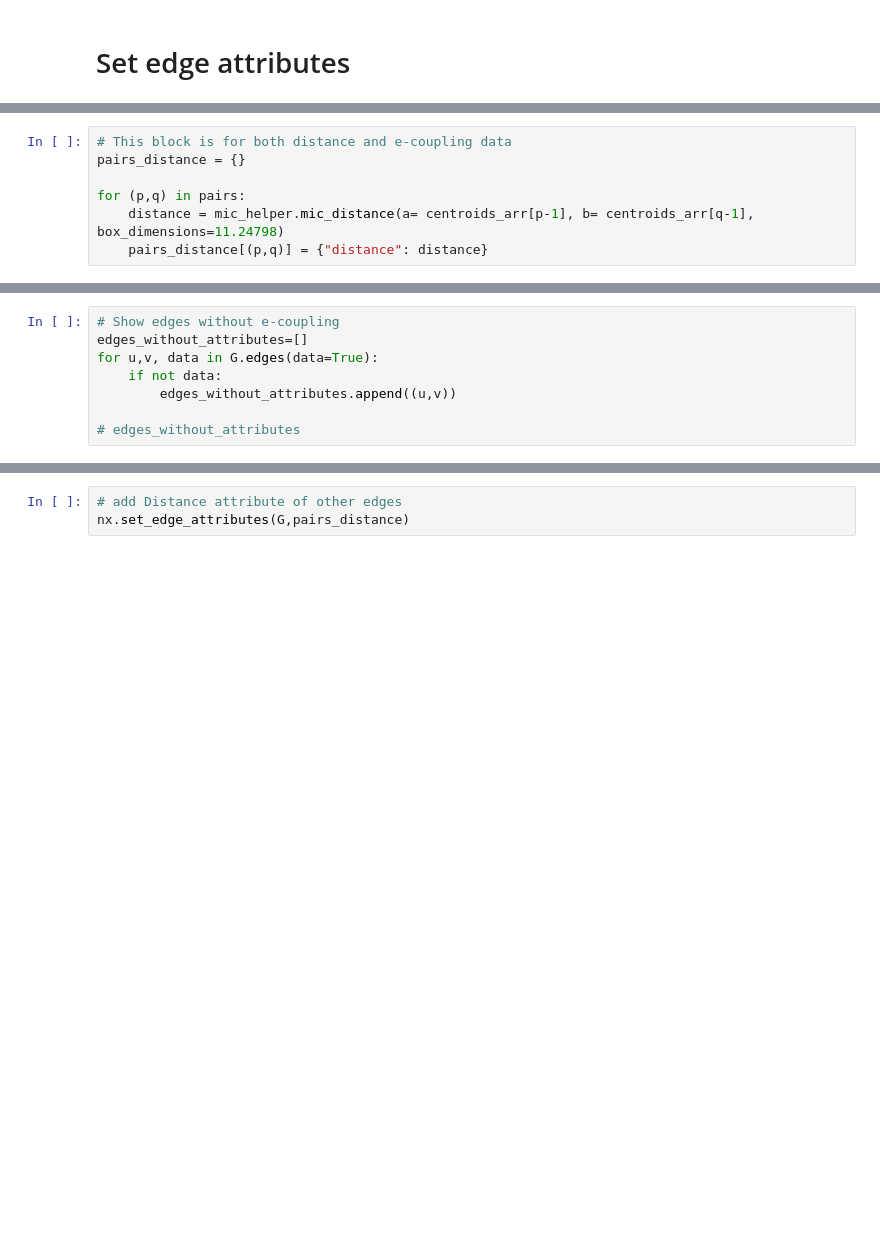
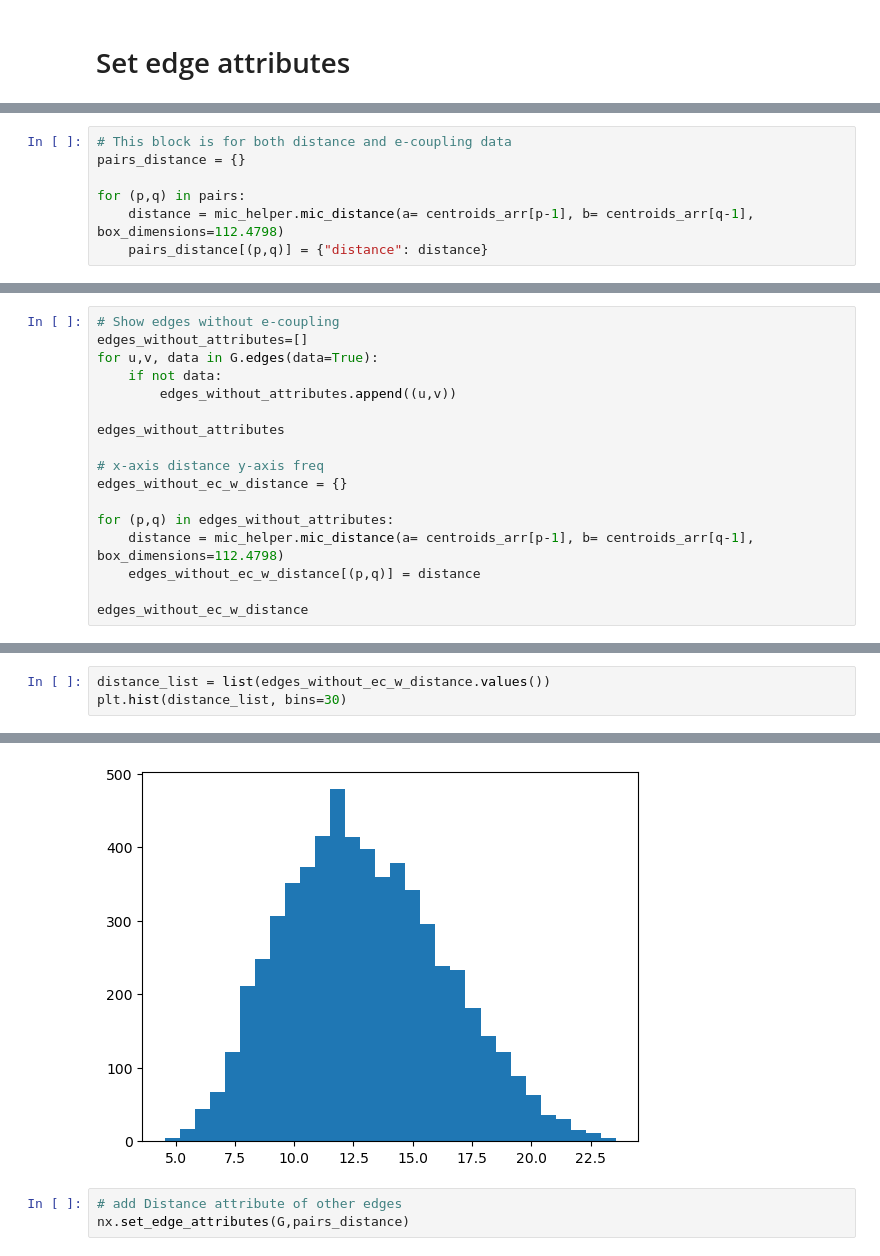
Before and after one commit to QMathsdude/kmc-charge-transport-organic-semiconductor, a Jupyter notebook: notebooks/07_/networkx_3D.ipynb, the cells around one changed output, grey strips where cells are left out. Saved outputs shown, nothing was run; the diff lists cells and outputs as text; blank space fills up the shorter version.

```diff
--- a/notebooks/07_/networkx_3D.ipynb
+++ b/notebooks/07_/networkx_3D.ipynb
@@ -130,7 +130,7 @@ print(e_coupled_pairs_dict)
 pairs_distance = {}
 
 for (p,q) in pairs:
-    distance = mic_helper.mic_distance(a= centroids_arr[p-1], b= centroids_arr[q-1], box_dimensions=11.24798)
+    distance = mic_helper.mic_distance(a= centroids_arr[p-1], b= centroids_arr[q-1], box_dimensions=112.4798)
     pairs_distance[(p,q)] = {"distance": distance}
 # %%
 # Setting edge attributes
@@ -171,4 +171,13 @@ for u,v, data in G.edges(data=True):
     if not data:
         edges_without_attributes.append((u,v))
 
-# edges_without_attributes
+edges_without_attributes
+
+# x-axis distance y-axis freq
+edges_without_ec_w_distance = {}
+
+for (p,q) in edges_without_attributes:
+    distance = mic_helper.mic_distance(a= centroids_arr[p-1], b= centroids_arr[q-1], box_dimensions=112.4798)
+    edges_without_ec_w_distance[(p,q)] = distance
+
+edges_without_ec_w_distance
@@ -174,0 +202,4 @@ for u,v, data in G.edges(data=True):
+# %%
+distance_list = list(edges_without_ec_w_distance.values())
+plt.hist(distance_list, bins=30)
+# %% [output]
@@ -175,3 +217,4 @@ for u,v, data in G.edges(data=True):
+[figure, added]
 # %%
 # add Distance attribute of other edges
 nx.set_edge_attributes(G,pairs_distance)
```
Also changed, not shown: parts of 11 cells of this notebook, 5 other files.
